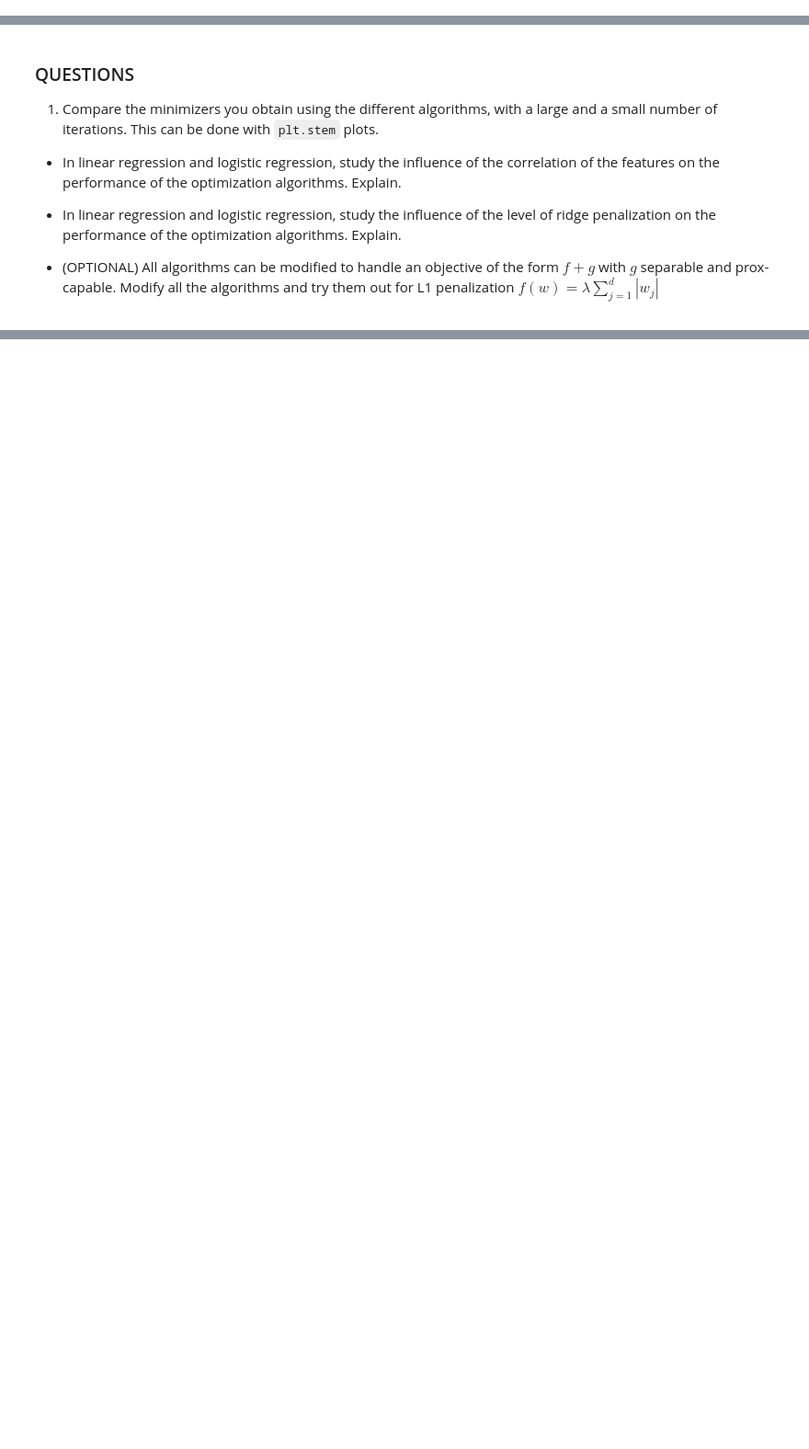
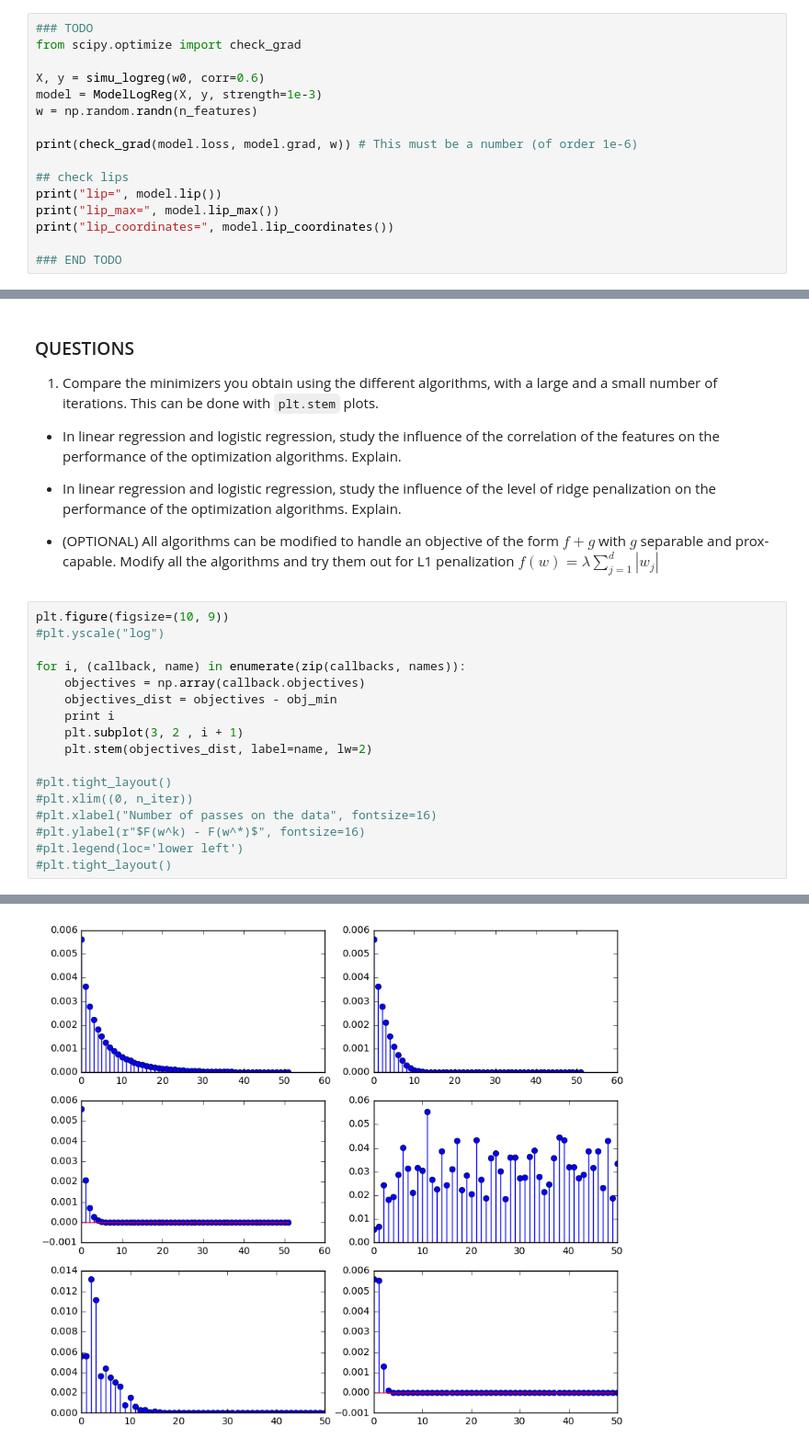
Before and after one commit to FelipeAndresG/ML-2, a Jupyter notebook: tp.ipynb, the cells around one changed output, grey strips where cells are left out. Shown: that part at 92% size. Cells and saved outputs as stored; diff of their text form; blank space fills up the shorter version.

```diff
--- a/tp.ipynb
+++ b/tp.ipynb
@@ -396,0 +401,16 @@ class ModelLogReg:
+# %%
+### TODO
+from scipy.optimize import check_grad
+
+X, y = simu_logreg(w0, corr=0.6)
+model = ModelLogReg(X, y, strength=1e-3)
+w = np.random.randn(n_features)
+
+print(check_grad(model.loss, model.grad, w)) # This must be a number (of order 1e-6)
+
+## check lips
+print("lip=", model.lip())
+print("lip_max=", model.lip_max())
+print("lip_coordinates=", model.lip_coordinates())
+
+### END TODO
@@ -664,3 +740,21 @@ plt.tight_layout()
 - In linear regression and logistic regression, study the influence of the level of ridge
   penalization on the performance of the optimization algorithms. Explain.
 - (OPTIONAL) All algorithms can be modified to handle an objective of the form $f + g$ with $g$ separable and prox-capable. Modify all the algorithms and try them out for L1 penalization $f(w) = \lambda \sum_{j=1}^d |w_j|$
+# %%
+plt.figure(figsize=(10, 9))
+#plt.yscale("log")
+
+for i, (callback, name) in enumerate(zip(callbacks, names)):
+    objectives = np.array(callback.objectives)
+    objectives_dist = objectives - obj_min
+    print i
+    plt.subplot(3, 2 , i + 1)
+    plt.stem(objectives_dist, label=name, lw=2)
+
+#plt.tight_layout()
+#plt.xlim((0, n_iter))
+#plt.xlabel("Number of passes on the data", fontsize=16)
+#plt.ylabel(r"$F(w^k) - F(w^*)$", fontsize=16)
+#plt.legend(loc='lower left')
+#plt.tight_layout()
+# %% [output]
@@ -666,0 +767 @@ plt.tight_layout()
+[figure, added]
```
Also changed, not shown: parts of 20 cells of this notebook.
